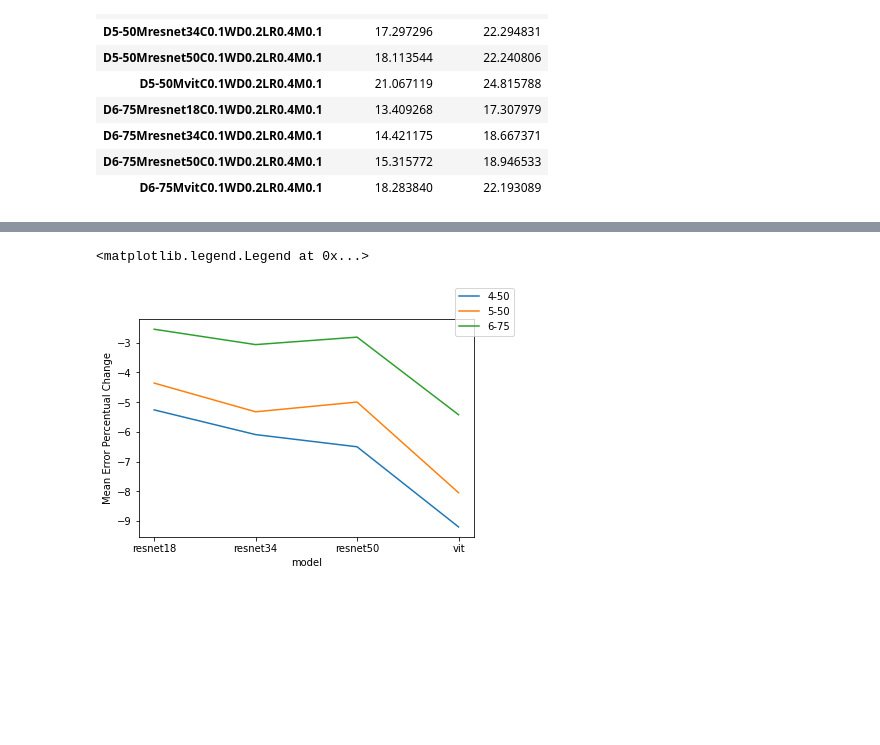
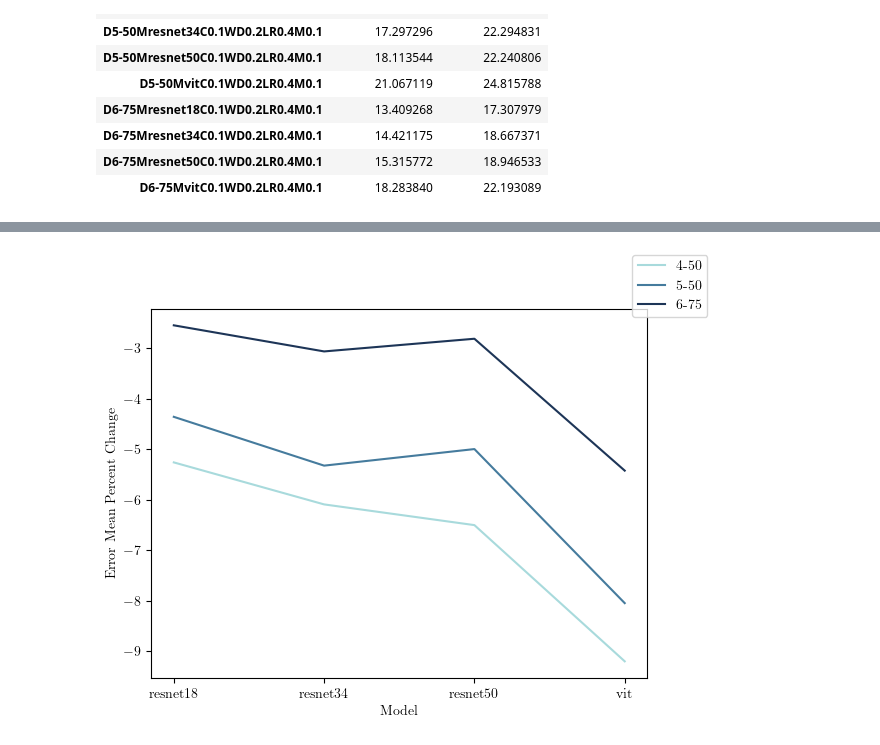
Before and after one commit to dgcnz/overfitting-net, a Jupyter notebook: notebooks/exp1.ipynb, the cells around one changed output, grey strips where cells are left out. Saved outputs shown, nothing was run; the diff lists cells and outputs as text; code cells hidden in the pictures; blank space fills up the shorter version.

```diff
--- a/notebooks/exp1.ipynb
+++ b/notebooks/exp1.ipynb
@@ -377,11 +411,20 @@ all_df_change
+# %%
+light_blue = "#a8dadc"
+mid_blue = "#457b9d"
+red = "#e63946"
+dark_blue = "#1d3557"
+
+colors = [light_blue, mid_blue, dark_blue, red]
 # %%
 mddf = all_df.sort_values(["model", "dataset"])
 fig, ax = plt.subplots(1, 1)
-ax.set_xlabel("dataset")
-ax.set_ylabel("Mean Error Percent Change")
-for idx, group in mddf.groupby("model"):
-    ax.plot(group["dataset"], group["Mean Error Percent Change"], label=idx)
+ax.set_xlabel("Dataset")
+ax.set_ylabel("Error Mean Percent Change")
+for gg, c in zip(mddf.groupby("model"), colors):
+    idx, group = gg
+    ax.plot(group["dataset"], group["Error Mean Percent Change"], label=idx, c=c)
 
 fig.legend()
+plt.savefig("e1_model.png", dpi=400)
 # %% [output]
 <matplotlib.legend.Legend at 0x...>
@@ -389,12 +432,13 @@ fig.legend()
 # %%
 dmdf = all_df.sort_values(["dataset", "model"])
 fig, ax = plt.subplots(1, 1)
-ax.set_xlabel("model")
-ax.set_ylabel("Mean Error Percent Change")
-for idx, group in dmdf.groupby("dataset"):
-    ax.plot(group["model"], group["Mean Error Percent Change"], label=idx)
+ax.set_xlabel("Model")
+ax.set_ylabel("Error Mean Percent Change")
+for gg, c in zip(dmdf.groupby("dataset"), colors):
+    idx, group = gg
+    ax.plot(group["model"], group["Error Mean Percent Change"], label=idx, c=c)
 
 fig.legend()
+plt.savefig("e1_dataset.png", dpi=400)
 # %% [output]
-<matplotlib.legend.Legend at 0x...>
-[figure, old version]
+[figure, new version]
```
Also changed, not shown: parts of 11 cells of this notebook, 10 other files.
